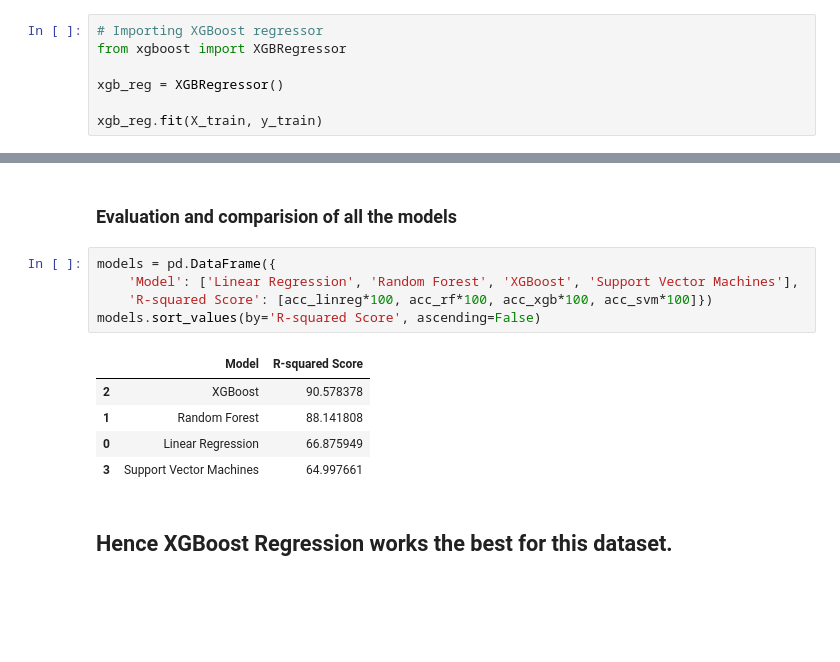
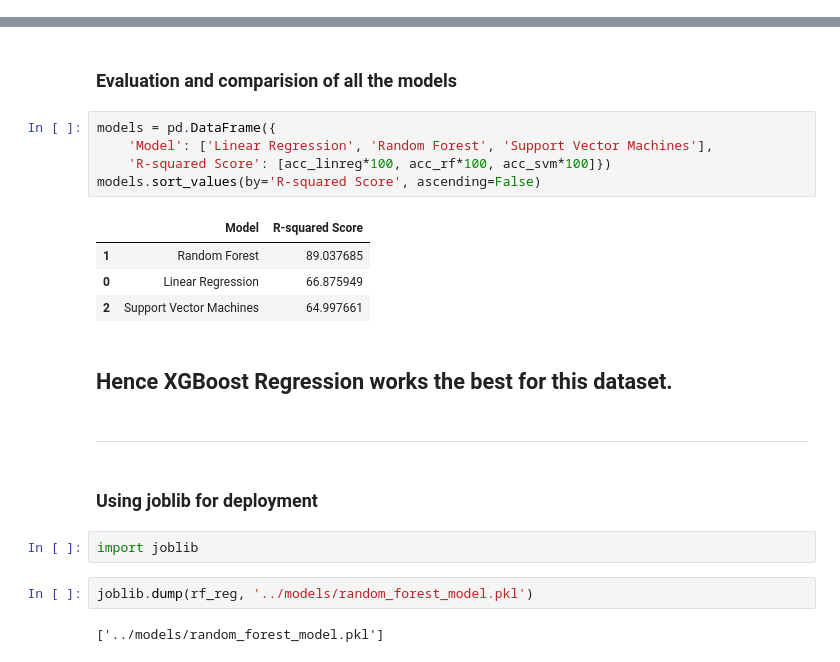
Before and after one commit to lephgvu/end-to-end-ml, a Jupyter notebook: notebook/linear_ml.ipynb, the cells around one changed output, grey strips where cells are left out. Drawn from its saved outputs; the diff is of its cells as text; blank space fills up the shorter version.

Commit message:
using joblib for deployment

```diff
--- a/notebook/linear_ml.ipynb
+++ b/notebook/linear_ml.ipynb
@@ -355,7 +352,0 @@ plt.show()
-# %%
-# Importing XGBoost regressor
-from xgboost import XGBRegressor
-
-xgb_reg = XGBRegressor()
-
-xgb_reg.fit(X_train, y_train)
@@ -476,14 +410,23 @@ plt.show()
 ### Evaluation and comparision of all the models
 # %%
 models = pd.DataFrame({
-    'Model': ['Linear Regression', 'Random Forest', 'XGBoost', 'Support Vector Machines'],
-    'R-squared Score': [acc_linreg*100, acc_rf*100, acc_xgb*100, acc_svm*100]})
+    'Model': ['Linear Regression', 'Random Forest', 'Support Vector Machines'],
+    'R-squared Score': [acc_linreg*100, acc_rf*100, acc_svm*100]})
 models.sort_values(by='R-squared Score', ascending=False)
 # %% [output]
 |  | Model | R-squared Score |
-| 2 | XGBoost | 90.578378 |
-| 1 | Random Forest | 88.141808 |
+| 1 | Random Forest | 89.037685 |
 | 0 | Linear Regression | 66.875949 |
-| 3 | Support Vector Machines | 64.997661 |
+| 2 | Support Vector Machines | 64.997661 |
 # %% [markdown]
 ## Hence XGBoost Regression works the best for this dataset.
+# %% [markdown]
+_____________________________
+# %% [markdown]
+### Using joblib for deployment
+# %%
+import joblib
+# %%
+joblib.dump(rf_reg, '../models/random_forest_model.pkl')
+# %% [output]
+['../models/random_forest_model.pkl']
```
Also changed, not shown: parts of 13 cells of this notebook.
